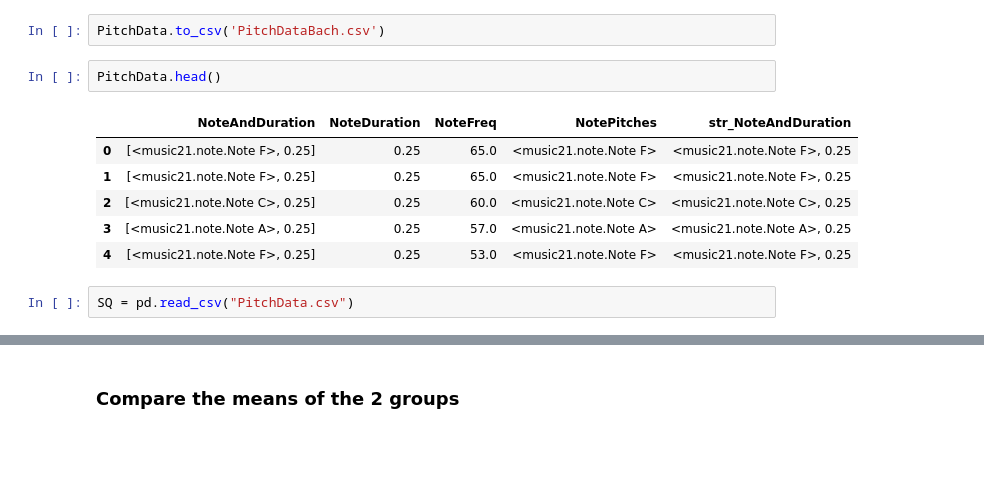
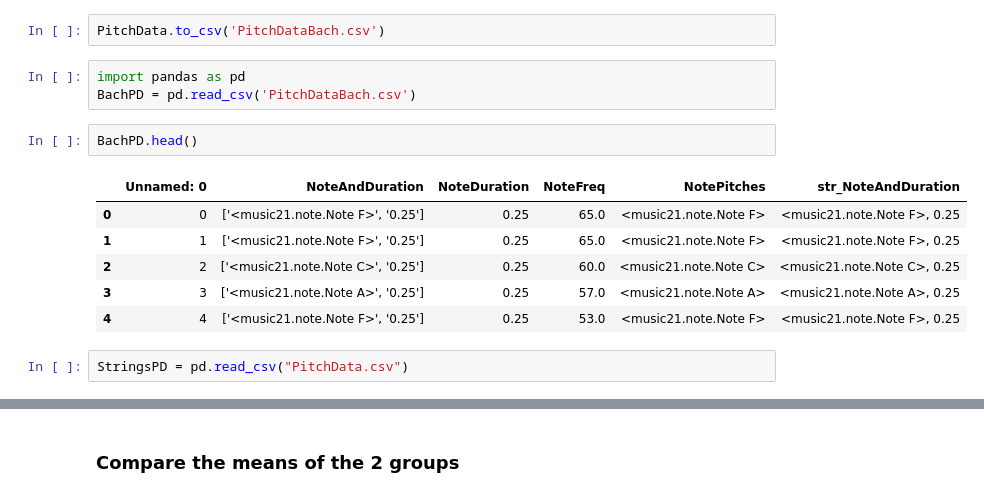
Before and after one commit to KKONZ/CDS, a Jupyter notebook: Capstone 1/Applied Inferential Statistics.ipynb, the cells around one changed output, grey strips where cells are left out. Cells and saved outputs as stored; diff of their text form; blank space fills up the shorter version.

```diff
--- a/Capstone 1/Applied Inferential Statistics.ipynb
+++ b/Capstone 1/Applied Inferential Statistics.ipynb
@@ -74,15 +76,18 @@ PitchData = pd.DataFrame.from_dict({'NoteDuration': NoteDuration,
 PitchData['str_NoteAndDuration'] = PitchData.NoteAndDuration.apply(', '.join)
 # %%
 PitchData.to_csv('PitchDataBach.csv')
+# %%
+import pandas as pd
+BachPD = pd.read_csv('PitchDataBach.csv')
 # %%
-PitchData.head()
+BachPD.head()
 # %% [output]
-|  | NoteAndDuration | NoteDuration | NoteFreq | NotePitches | str_NoteAndDuration |
-| 0 | [<music21.note.Note F>, 0.25] | 0.25 | 65.0 | <music21.note.Note F> | <music21.note.Note F>, 0.25 |
-| 1 | [<music21.note.Note F>, 0.25] | 0.25 | 65.0 | <music21.note.Note F> | <music21.note.Note F>, 0.25 |
-| 2 | [<music21.note.Note C>, 0.25] | 0.25 | 60.0 | <music21.note.Note C> | <music21.note.Note C>, 0.25 |
-| 3 | [<music21.note.Note A>, 0.25] | 0.25 | 57.0 | <music21.note.Note A> | <music21.note.Note A>, 0.25 |
-| 4 | [<music21.note.Note F>, 0.25] | 0.25 | 53.0 | <music21.note.Note F> | <music21.note.Note F>, 0.25 |
+|  | Unnamed: 0 | NoteAndDuration | NoteDuration | NoteFreq | NotePitches | str_NoteAndDuration |
+| 0 | 0 | ['<music21.note.Note F>', '0.25'] | 0.25 | 65.0 | <music21.note.Note F> | <music21.note.Note F>, 0.25 |
+| 1 | 1 | ['<music21.note.Note F>', '0.25'] | 0.25 | 65.0 | <music21.note.Note F> | <music21.note.Note F>, 0.25 |
+| 2 | 2 | ['<music21.note.Note C>', '0.25'] | 0.25 | 60.0 | <music21.note.Note C> | <music21.note.Note C>, 0.25 |
+| 3 | 3 | ['<music21.note.Note A>', '0.25'] | 0.25 | 57.0 | <music21.note.Note A> | <music21.note.Note A>, 0.25 |
+| 4 | 4 | ['<music21.note.Note F>', '0.25'] | 0.25 | 53.0 | <music21.note.Note F> | <music21.note.Note F>, 0.25 |
 # %%
-SQ = pd.read_csv("PitchData.csv")
+StringsPD = pd.read_csv("PitchData.csv")
 # %%
```
Also changed, not shown: parts of 20 cells of this notebook, 1 other file.
